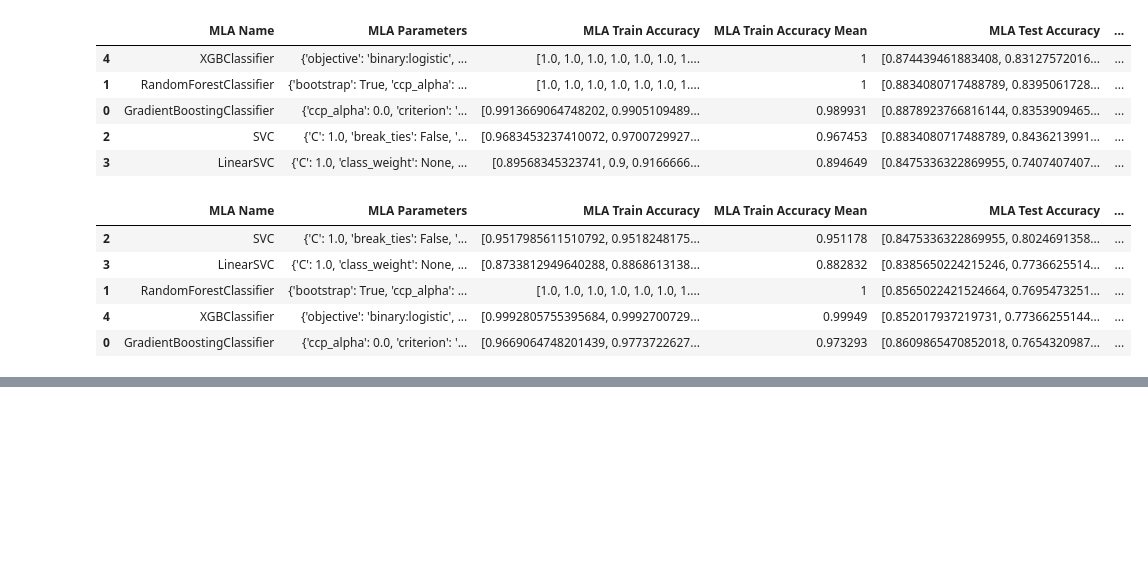
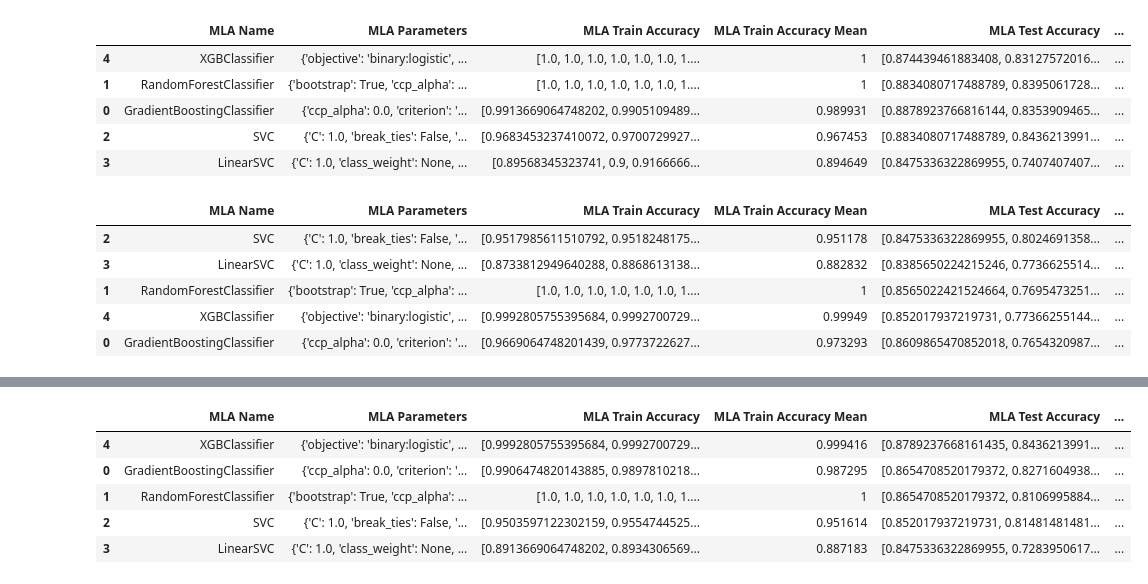
Before and after one commit to akansh12/breath_segmentation, a Jupyter notebook: Exp_3_Wheeze_and_Breathe.ipynb, the cells around one changed output, grey strips where cells are left out. Saved outputs shown, nothing was run; the diff lists cells and outputs as text; code cells hidden in the pictures; blank space fills up the shorter version.

```diff
--- a/Exp_3_Wheeze_and_Breathe.ipynb
+++ b/Exp_3_Wheeze_and_Breathe.ipynb
@@ -463,0 +430,9 @@ MLA_wheeze_0
+# %%
+MLA_wheeze_10
+# %% [output]
+|  | MLA Name | MLA Parameters | MLA Train Accuracy | MLA Train Accuracy Mean | MLA Test Accuracy | ... |
+| 4 | XGBClassifier | {'objective': 'binary:logistic', ... | [0.9992805755395684, 0.9992700729... | 0.999416 | [0.8789237668161435, 0.8436213991... | ... |
+| 0 | GradientBoostingClassifier | {'ccp_alpha': 0.0, 'criterion': '... | [0.9906474820143885, 0.9897810218... | 0.987295 | [0.8654708520179372, 0.8271604938... | ... |
+| 1 | RandomForestClassifier | {'bootstrap': True, 'ccp_alpha': ... | [1.0, 1.0, 1.0, 1.0, 1.0, 1.0, 1.... | 1 | [0.8654708520179372, 0.8106995884... | ... |
+| 2 | SVC | {'C': 1.0, 'break_ties': False, '... | [0.9503597122302159, 0.9554744525... | 0.951614 | [0.852017937219731, 0.81481481481... | ... |
+| 3 | LinearSVC | {'C': 1.0, 'class_weight': None, ... | [0.8913669064748202, 0.8934306569... | 0.887183 | [0.8475336322869955, 0.7283950617... | ... |
```
Also changed, not shown: parts of 57 cells of this notebook, 21 other files.
